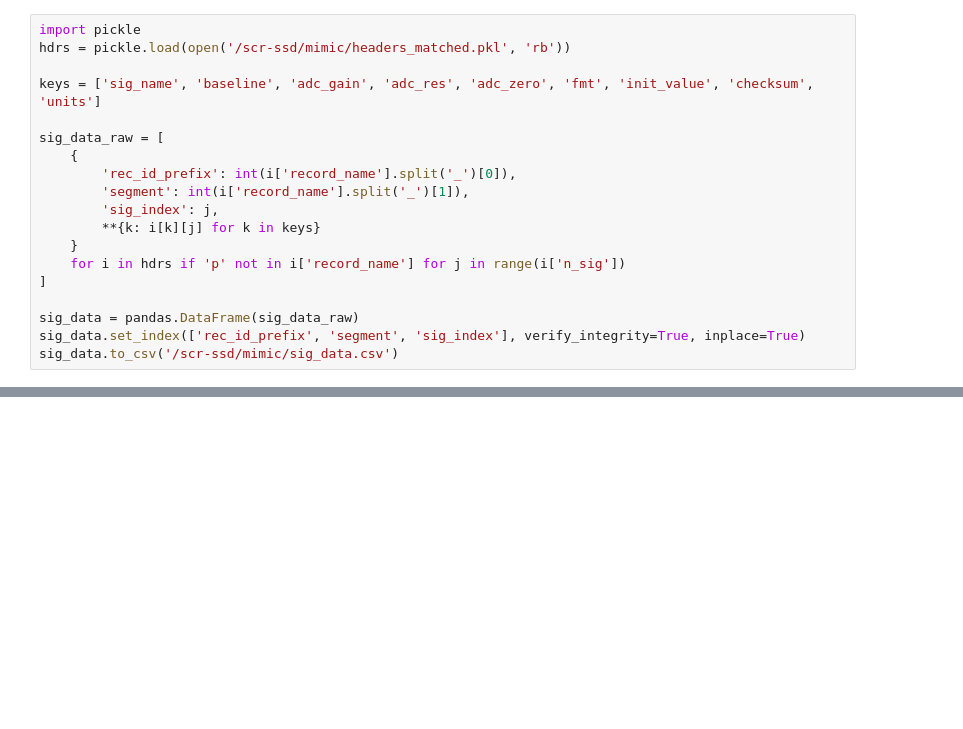
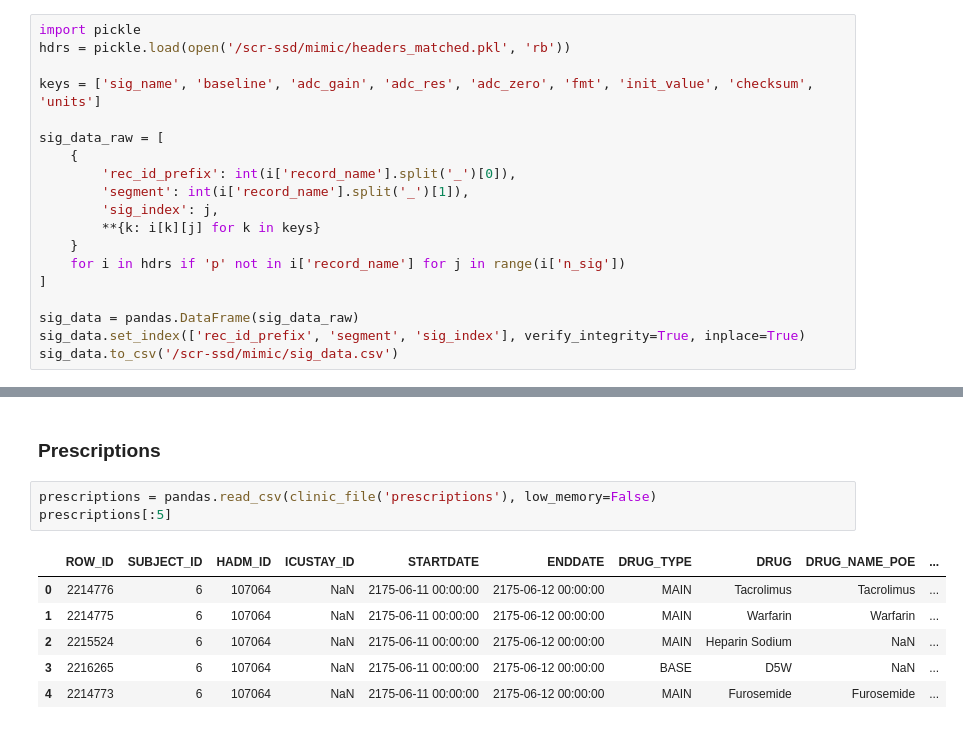
Before and after one commit to kuprel/blood-pressure, a Jupyter notebook: notebooks/align_metadata.ipynb, the cells around one changed output, grey strips where cells are left out. Cells and saved outputs as stored; diff of their text form; blank space fills up the shorter version.

```diff
--- a/notebooks/align_metadata.ipynb
+++ b/notebooks/align_metadata.ipynb
@@ -425,0 +482,12 @@ sig_data.to_csv('/scr-ssd/mimic/sig_data.csv')
+# %% [markdown]
+### Prescriptions
+# %%
+prescriptions = pandas.read_csv(clinic_file('prescriptions'), low_memory=False)
+prescriptions[:5]
+# %% [output]
+|  | ROW_ID | SUBJECT_ID | HADM_ID | ICUSTAY_ID | STARTDATE | ENDDATE | DRUG_TYPE | DRUG | DRUG_NAME_POE | ... |
+| 0 | 2214776 | 6 | 107064 | NaN | 2175-06-11 00:00:00 | 2175-06-12 00:00:00 | MAIN | Tacrolimus | Tacrolimus | ... |
+| 1 | 2214775 | 6 | 107064 | NaN | 2175-06-11 00:00:00 | 2175-06-12 00:00:00 | MAIN | Warfarin | Warfarin | ... |
+| 2 | 2215524 | 6 | 107064 | NaN | 2175-06-11 00:00:00 | 2175-06-12 00:00:00 | MAIN | Heparin Sodium | NaN | ... |
+| 3 | 2216265 | 6 | 107064 | NaN | 2175-06-11 00:00:00 | 2175-06-12 00:00:00 | BASE | D5W | NaN | ... |
+| 4 | 2214773 | 6 | 107064 | NaN | 2175-06-11 00:00:00 | 2175-06-12 00:00:00 | MAIN | Furosemide | Furosemide | ... |
```
Also changed, not shown: parts of 14 cells of this notebook, 11 other files.
